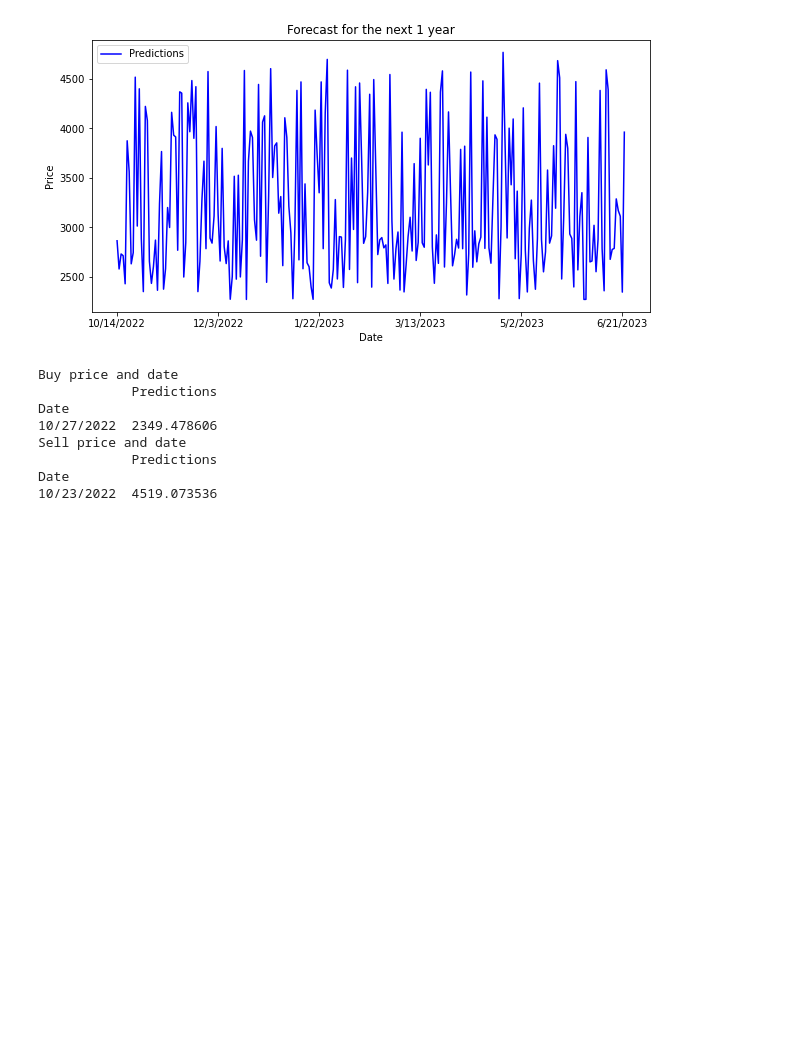
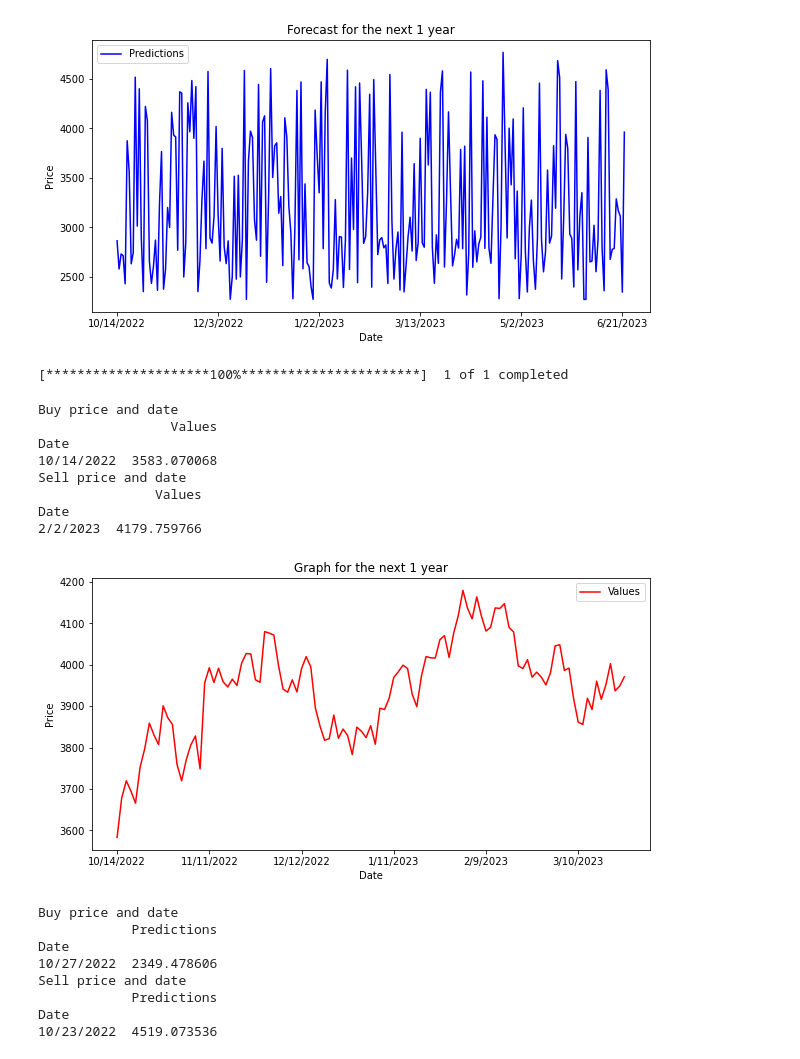
Before and after one commit to sarduck/AI-stock-predictor, a Jupyter notebook: predictor.ipynb, the cells around one changed output. Saved outputs shown, nothing was run; the diff lists cells and outputs as text; code cells hidden in the pictures; blank space fills up the shorter version.

```diff
--- a/predictor.ipynb
+++ b/predictor.ipynb
@@ -131,6 +131,38 @@ Sell price and date
 Date
 4/23/2023  4769.873936
 [figure]
+# %%
+sp500_data_test1y = yf.download("^GSPC", start="2022-10-14", end="2023-03-26")
+sp500_df_testy = pd.DataFrame(sp500_data_test1y)
+sp500_df_testy.to_csv("sp500_data_test1y.csv")
+# %% [output]
+[*********************100%***********************]  1 of 1 completed
+# %%
+oneyear_df_pred = pd.read_csv("sp500_data_test1y.csv")
+oneyear_df_pred.set_index("Date", inplace=True)
+buy_price = min(oneyear_df_pred["Values"])
+sell_price = max(oneyear_df_pred["Values"])
+oneyear_buy = oneyear_df_pred.loc[oneyear_df_pred["Values"] == buy_price]
+oneyear_sell = oneyear_df_pred.loc[oneyear_df_pred["Values"] == sell_price]
+print("Buy price and date")
+print(oneyear_buy)
+print("Sell price and date")
+print(oneyear_sell)
+oneyear_df_pred["Values"].plot(figsize=(10, 5), title="Graph for the next 1 year", color="red")
+plt.xlabel("Date")
+plt.ylabel("Price")
+plt.legend()
+plt.show()
+# %% [output]
+Buy price and date
+                 Values
+Date
+10/14/2022  3583.070068
+Sell price and date
+               Values
+Date
+2/2/2023  4179.759766
+[figure, added]
 # %%
 onemonth_df_pred = pd.read_csv("one-month-predictions.csv")
 onemonth_df_pred.set_index("Date", inplace=True)
```
Also changed, not shown: parts of 3 cells of this notebook, 3 other files.
